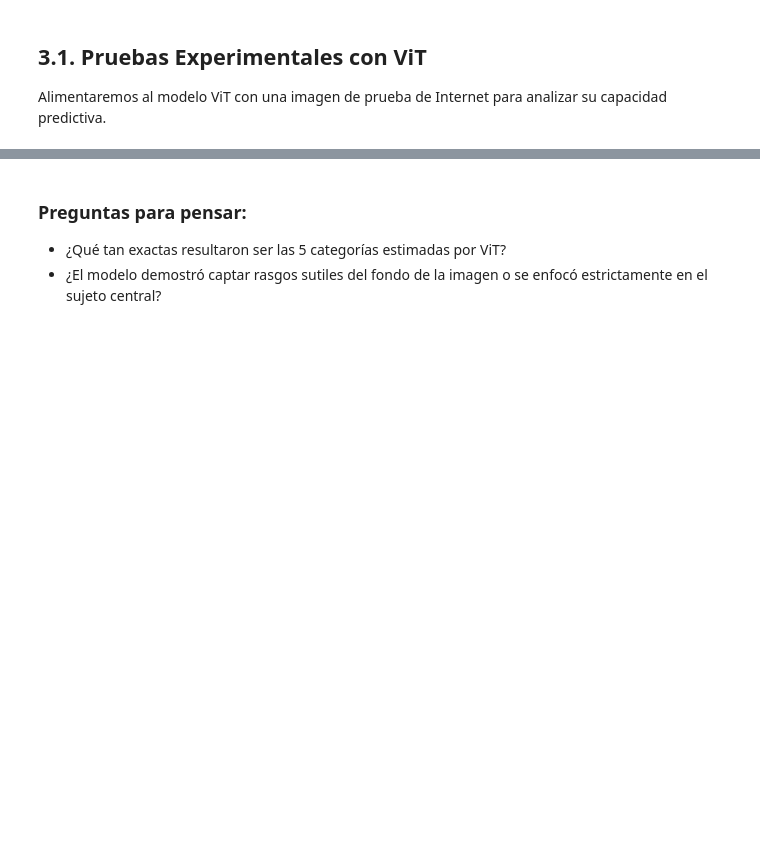
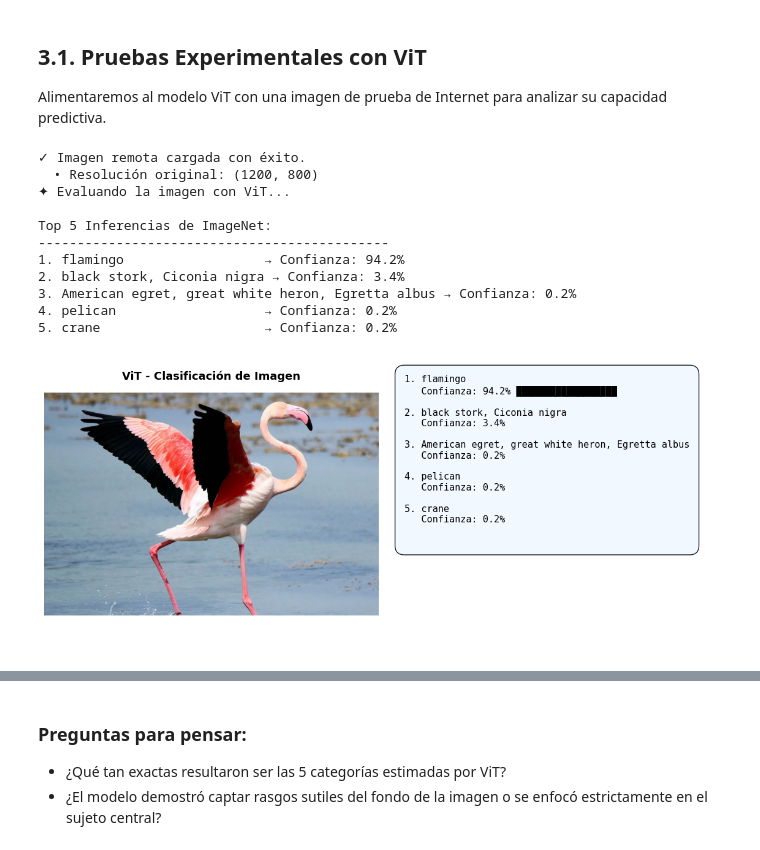
Before and after one commit to cmpatriciov08-collab/Patricio-Velasquez-Christian-PDI-1c-2026, a Jupyter notebook: 007/001 - TEO/007 - redes_neuronales_parte_2/07_Modelos_Preentrenados_HuggingFace.ipynb, the cells around one changed output, grey strips where cells are left out. Saved outputs shown, nothing was run; the diff lists cells and outputs as text; code cells hidden in the pictures; blank space fills up the shorter version.

```diff
--- a/007/001 - TEO/007 - redes_neuronales_parte_2/07_Modelos_Preentrenados_HuggingFace.ipynb
+++ b/007/001 - TEO/007 - redes_neuronales_parte_2/07_Modelos_Preentrenados_HuggingFace.ipynb
@@ -182,25 +199,38 @@ print('  • Modelo entrenado en ImageNet (1000 categorías biológicas y de obj
 Alimentaremos al modelo ViT con una imagen de prueba de Internet para analizar su capacidad predictiva.
 # %%
 url_imagen = 'https://atlasanimal.com/wp-content/uploads/2021/02/flamenco.jpg'
-imagen = cargar_imagen_url(url_delfin)
+imagen = cargar_imagen_url(url_imagen)
 
 if imagen:
     print('✦ Evaluando la imagen con ViT...')
     predicciones_vit = clasificador_vit(imagen)
 
     print('\nTop 5 Inferencias de ImageNet:')
     print('-' * 45)
     primeras_cinco = predicciones_vit[:5]
     for i in range(len(primeras_cinco)):
         numero = i + 1
         prediccion = primeras_cinco[i]
         etiqueta = prediccion["label"]
         confianza = prediccion["score"]
         porcentaje = f'{confianza:.1%}'
         print(f'{numero}. {etiqueta:25s} → Confianza: {porcentaje}')
 
     # Mostramos los resultados de manera visual
     mostrar_resultados(imagen, predicciones_vit, 'ViT - Clasificación de Imagen')
+# %% [output]
+✓ Imagen remota cargada con éxito.
+  • Resolución original: (1200, 800)
+✦ Evaluando la imagen con ViT...
+
+Top 5 Inferencias de ImageNet:
+---------------------------------------------
+1. flamingo                  → Confianza: 94.2%
+2. black stork, Ciconia nigra → Confianza: 3.4%
+3. American egret, great white heron, Egretta albus → Confianza: 0.2%
+4. pelican                   → Confianza: 0.2%
+5. crane                     → Confianza: 0.2%
+[figure, added]
 # %%
 print('✦ Ejercicio interactivo: Clasifiquen su propia muestra local con ViT')
 print('=' * 65)
```
Also changed, not shown: parts of 14 cells of this notebook.
